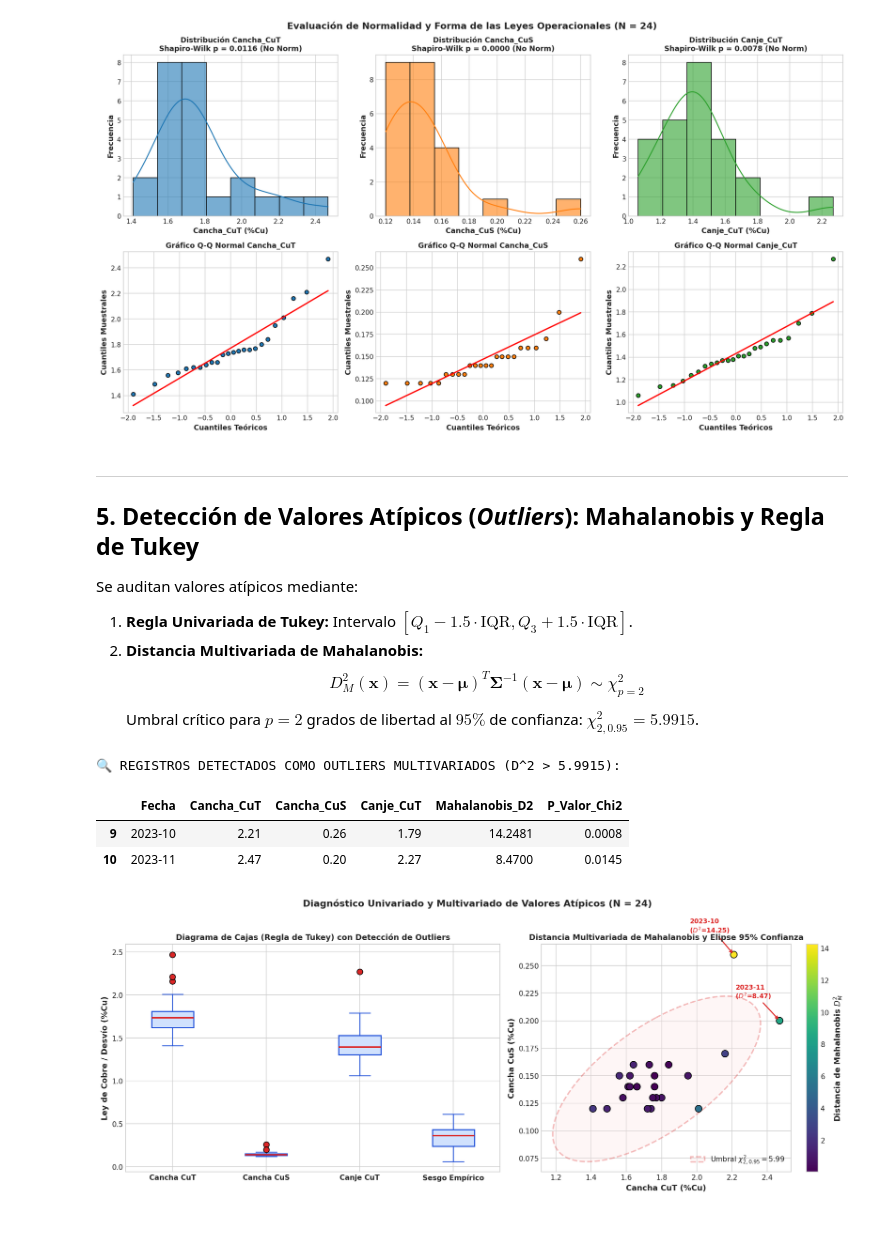
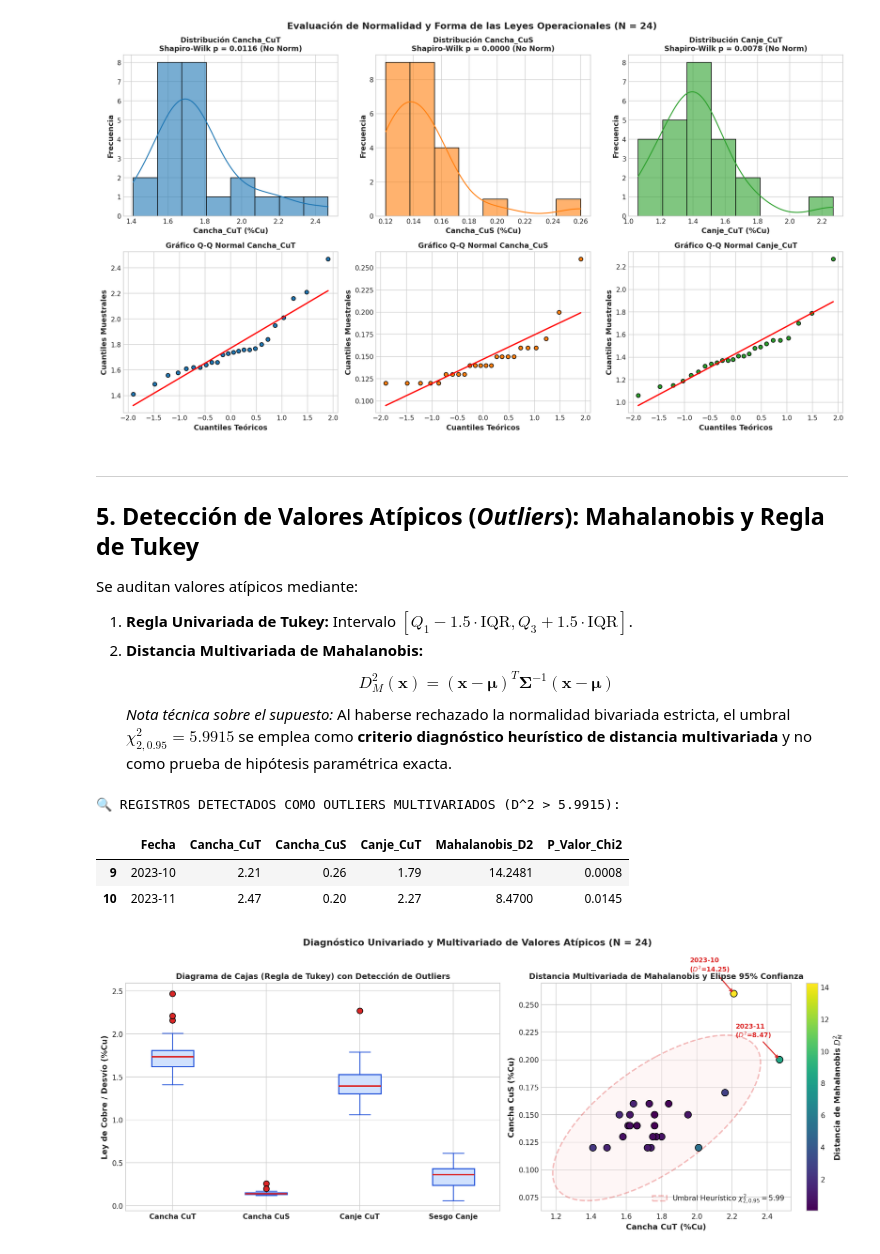
Before and after one commit to guerrafmaturana-arch/TESIS, a Jupyter notebook: BLOQUE_1/01_eda_caracteristicas.ipynb, the cells around one changed output. Saved outputs shown, nothing was run; the diff lists cells and outputs as text; code cells hidden in the pictures; blank space fills up the shorter version.

```diff
--- a/BLOQUE_1/01_eda_caracteristicas.ipynb
+++ b/BLOQUE_1/01_eda_caracteristicas.ipynb
@@ -67,5 +67,5 @@ Se computan las variables diagnósticas para el análisis exploratorio:
 # %%
-# Búsqueda robusta y carga de datos auditados
+# Carga robusta y preparación de datos
 candidates = [
     "DATASET_AUDITADO_N24.csv",
     os.path.join("..", "BLOQUE_0", "DATASET_AUDITADO_N24.csv"),
@@ -84,14 +84,14 @@ if csv_path is None:
 
 df = pd.read_csv(csv_path)
 
-# Variables diagnósticas
-df['Sesgo_Empirico'] = (df['Cancha_CuT'] - df['Canje_CuT']).round(2)
-df['Sesgo_Canje'] = df['Sesgo_Empirico']
-df['Ratio_Solubilidad'] = ((df['Cancha_CuS'] / df['Cancha_CuT']) * 100).round(2)
+# Variables diagnósticas exactas
+df['Sesgo_Canje'] = df['Cancha_CuT'] - df['Canje_CuT']
+df['Sesgo_Empirico'] = df['Sesgo_Canje']
+df['Ratio_Solubilidad'] = (df['Cancha_CuS'] / df['Cancha_CuT']) * 100
 
 print(f"📊 Dataset auditado cargado desde: {csv_path}")
 print(f"Dimensiones: {df.shape[0]} registros x {df.shape[1]} columnas")
-display(df[['Fecha', 'Cancha_CuT', 'Cancha_CuS', 'Cancha_CuIn', 'PSJ_CuT', 'Canje_CuT', 'Sesgo_Empirico', 'Ratio_Solubilidad']].head())
+display(df[['Fecha', 'Cancha_CuT', 'Cancha_CuS', 'Cancha_CuIn', 'PSJ_CuT', 'Canje_CuT', 'Sesgo_Canje', 'Ratio_Solubilidad']].head())
 # %% [output]
 📊 Dataset auditado cargado desde: BLOQUE_0\DATASET_AUDITADO_N24.csv
 Dimensiones: 24 registros x 16 columnas
@@ -219,24 +210,0 @@ Se calcula la **Matriz de Covarianza Muestral ($\Sigma$, $\text{ddof}=1$, en $(\
-# %%
-# Matriz de Covarianza Muestral (5x5)
-cov_vars = ['Cancha_CuT', 'Cancha_CuS', 'PSJ_CuT', 'Canje_CuT', 'Sesgo_Canje']
-cov_matrix = df[cov_vars].cov(ddof=1).round(6)
-corr_pearson = df[cov_vars].corr(method='pearson').round(4)
-corr_spearman = df[cov_vars].corr(method='spearman').round(4)
-
-print("=" * 80)
-print("📈 MATRIZ DE COVARIANZA MUESTRAL (ddof=1, en (%Cu)^2):")
-print("=" * 80)
-display(cov_matrix)
-
-# Evaluación del apalancamiento (N=24 vs N=22)
-r_24, _ = stats.pearsonr(df['Cancha_CuT'], df['Canje_CuT'])
-rho_24, _ = stats.spearmanr(df['Cancha_CuT'], df['Canje_CuT'])
-
-df_n22 = df[~df['Fecha'].isin(['2023-10', '2023-11'])]
-r_22, _ = stats.pearsonr(df_n22['Cancha_CuT'], df_n22['Canje_CuT'])
-rho_22, _ = stats.spearmanr(df_n22['Cancha_CuT'], df_n22['Canje_CuT'])
-
-print(f"\n🎯 ANÁLISIS DEL EFECTO LEVERAGE EN CORRELACIÓN CANCHA vs CANJE:")
-print(f" - Con N = 24 (completo): Pearson r = {r_24:.4f}  |  Spearman rho = {rho_24:.4f}")
-print(f" - Con N = 22 (sin Oct/Nov-23): Pearson r = {r_22:.4f}  |  Spearman rho = {rho_22:.4f}")
-print(f" => Conclusión: Los dos pulsos extremos inflan Pearson en +{r_24 - r_22:.4f}. Sin ellos, Pearson queda bajo Spearman.")
@@ -297,8 +345,8 @@ plt.show()
 Se auditan valores atípicos mediante:
 1. **Regla Univariada de Tukey:** Intervalo $[Q_1 - 1.5\cdot\text{IQR}, Q_3 + 1.5\cdot\text{IQR}]$.
 2. **Distancia Multivariada de Mahalanobis:**
-   $$D_M^2(\mathbf{x}) = (\mathbf{x} - \boldsymbol{\mu})^T \boldsymbol{\Sigma}^{-1} (\mathbf{x} - \boldsymbol{\mu}) \sim \chi^2_{p=2}$$
-   Umbral crítico para $p=2$ grados de libertad al $95\%$ de confianza: $\chi^2_{2, 0.95} = 5.9915$.
+   $$D_M^2(\mathbf{x}) = (\mathbf{x} - \boldsymbol{\mu})^T \boldsymbol{\Sigma}^{-1} (\mathbf{x} - \boldsymbol{\mu})$$
+   *Nota técnica sobre el supuesto:* Al haberse rechazado la normalidad bivariada estricta, el umbral $\chi^2_{2, 0.95} = 5.9915$ se emplea como **criterio diagnóstico heurístico de distancia multivariada** y no como prueba de hipótesis paramétrica exacta.
 # %%
 # Cálculo de la Distancia Multivariada de Mahalanobis
 X = df[['Cancha_CuT', 'Cancha_CuS']].values
@@ -330,48 +378,48 @@ fig = plt.figure(figsize=(15, 6))
 gs = fig.add_gridspec(1, 2, width_ratios=[1.2, 1])
 
 ax_box = fig.add_subplot(gs[0])
-box_data = [df['Cancha_CuT'], df['Cancha_CuS'], df['Canje_CuT'], df['Sesgo_Empirico']]
+box_data = [df['Cancha_CuT'], df['Cancha_CuS'], df['Canje_CuT'], df['Sesgo_Canje']]
 ax_box.boxplot(box_data, patch_artist=True,
                boxprops=dict(facecolor='#D0E1FD', color='#1D4ED8', linewidth=1.5),
                medianprops=dict(color='#DC2626', linewidth=2),
                whiskerprops=dict(color='#1D4ED8', linewidth=1.2),
                capprops=dict(color='#1D4ED8', linewidth=1.2),
                flierprops=dict(marker='o', markerfacecolor='#DC2626', markersize=8, markeredgecolor='black'))
-ax_box.set_xticklabels(['Cancha CuT', 'Cancha CuS', 'Canje CuT', 'Sesgo Empírico'], fontweight='bold')
+ax_box.set_xticklabels(['Cancha CuT', 'Cancha CuS', 'Canje CuT', 'Sesgo Canje'], fontweight='bold')
 ax_box.set_ylabel("Ley de Cobre / Desvío (%Cu)")
 ax_box.set_title("Diagrama de Cajas (Regla de Tukey) con Detección de Outliers", fontsize=11, fontweight='bold')
 
 ax_mah = fig.add_subplot(gs[1])
 scatter = ax_mah.scatter(df['Cancha_CuT'], df['Cancha_CuS'], c=df['Mahalanobis_D2'], cmap='viridis', s=90, edgecolors='black', linewidth=1, zorder=3)
 cbar = plt.colorbar(scatter, ax=ax_mah)
 cbar.set_label("Distancia de Mahalanobis $D_M^2$", fontweight='bold')
 
 # Elipse 95%
 from matplotlib.patches import Ellipse
 vals, vecs = np.linalg.eigh(cov_X)
 order = vals.argsort()[::-1]
 vals, vecs = vals[order], vecs[:, order]
 theta = np.degrees(np.arctan2(*vecs[:, 0][::-1]))
 w_e, h_e = 2 * np.sqrt(5.9915 * vals)
-ellipse = Ellipse(xy=mean_X, width=w_e, height=h_e, angle=theta, edgecolor='#DC2626', facecolor='#FEE2E2', alpha=0.3, linestyle='--', linewidth=2, label=r'Umbral $\chi^2_{2, 0.95} = 5.99$')
+ellipse = Ellipse(xy=mean_X, width=w_e, height=h_e, angle=theta, edgecolor='#DC2626', facecolor='#FEE2E2', alpha=0.3, linestyle='--', linewidth=2, label=r'Umbral Heurístico $\chi^2_{2, 0.95} = 5.99$')
 ax_mah.add_patch(ellipse)
 
 for _, row in df[df['Outlier_Mahalanobis'] == 'SI'].iterrows():
     ax_mah.annotate(f"{row['Fecha']}\n($D^2$={row['Mahalanobis_D2']:.2f})",
                     xy=(row['Cancha_CuT'], row['Cancha_CuS']),
                     xytext=(row['Cancha_CuT'] - 0.25, row['Cancha_CuS'] + 0.02),
                     fontweight='bold', color='#DC2626', fontsize=9,
                     arrowprops=dict(arrowstyle="->", color='#DC2626', lw=1.5))
 
 ax_mah.set_xlabel("Cancha CuT (%Cu)")
 ax_mah.set_ylabel("Cancha CuS (%Cu)")
 ax_mah.set_title("Distancia Multivariada de Mahalanobis y Elipse 95% Confianza", fontsize=11, fontweight='bold')
 ax_mah.legend(loc='lower right')
 
 plt.suptitle("Diagnóstico Univariado y Multivariado de Valores Atípicos (N = 24)", fontsize=13, fontweight='bold', y=0.98)
 plt.tight_layout()
 plt.show()
 # %% [output]
-[figure, old version]
+[figure, new version]
 # %% [markdown]
 ---
```
Also changed, not shown: parts of 16 cells of this notebook, 7 other files.
